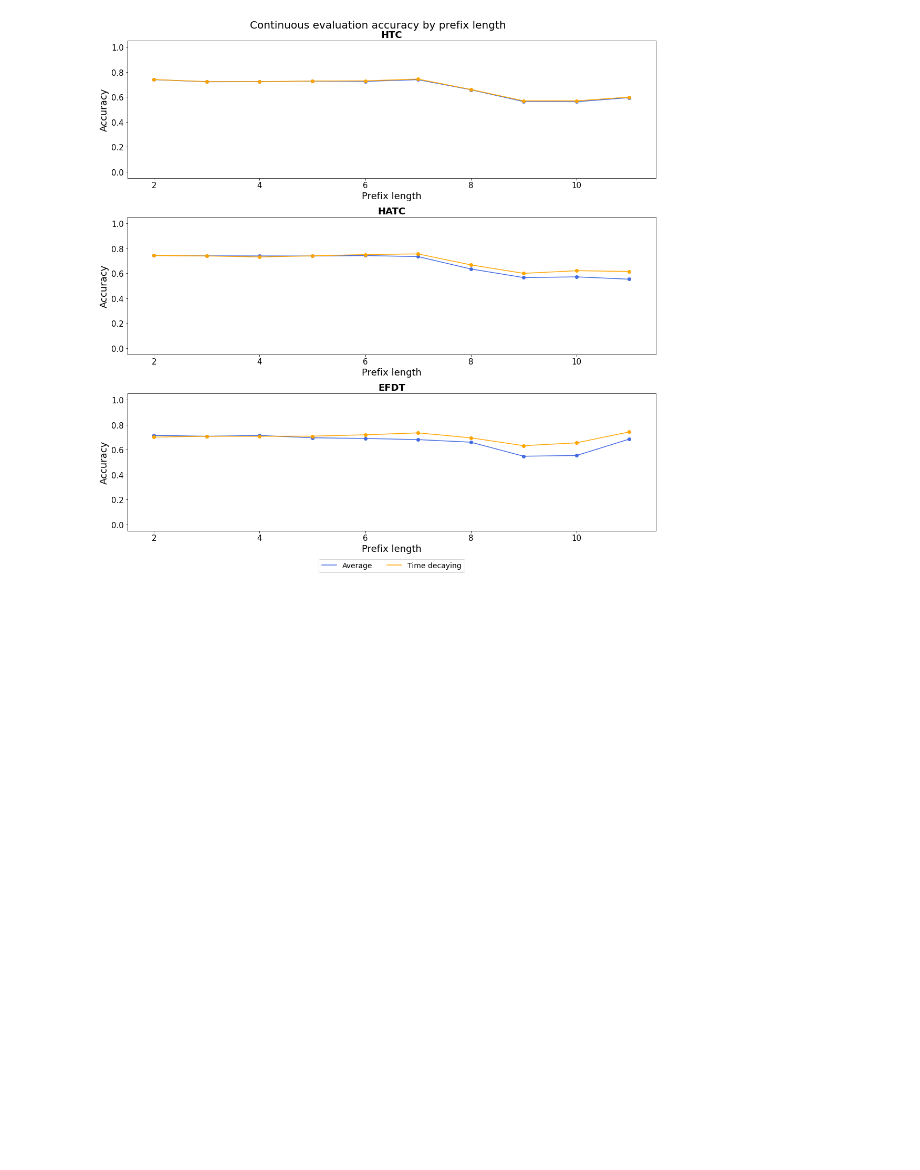
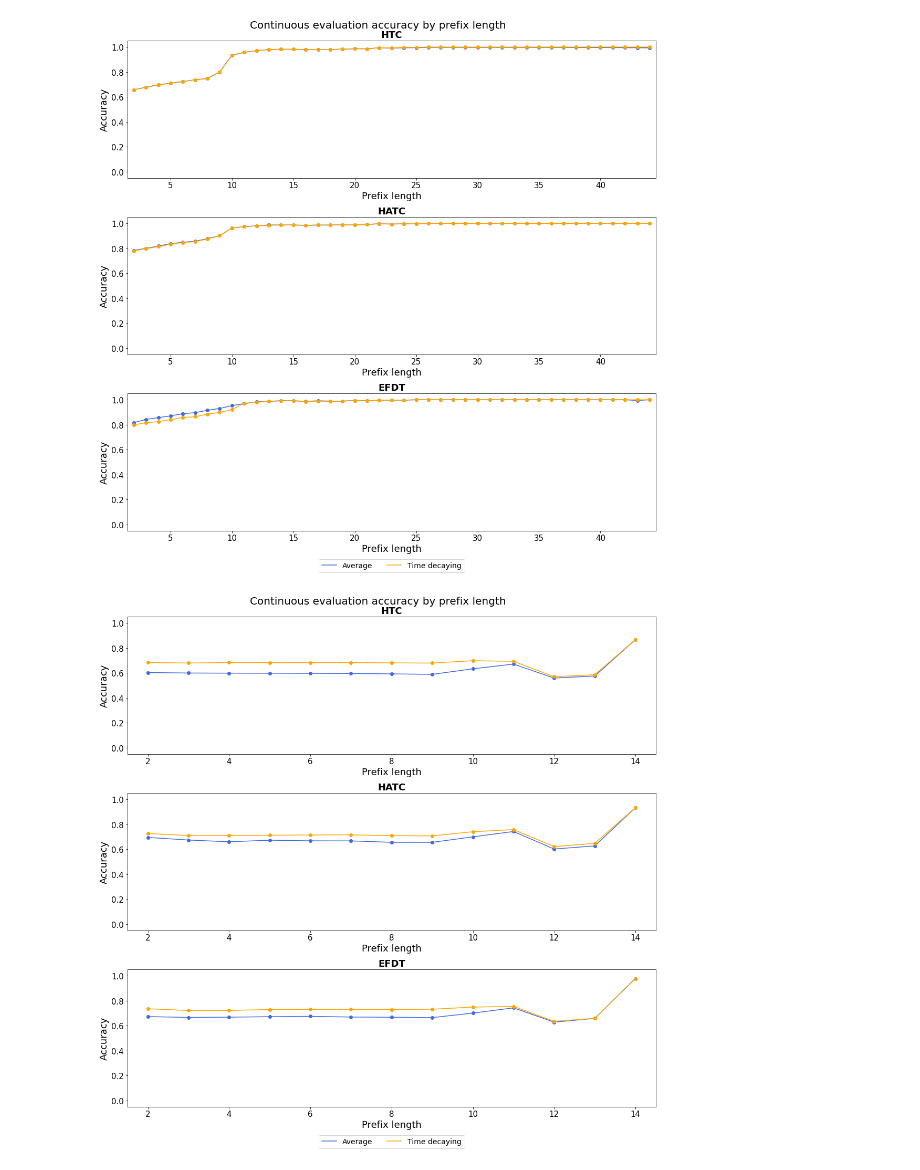
Before and after one commit to ghksdl6025/-streaming_prediction4pm_extension, a Jupyter notebook: continuous_evaluation_visual.ipynb, the cells around one changed output. Drawn from its saved outputs; the diff is of its cells as text; code cells hidden in the pictures; blank space fills up the shorter version.

```diff
--- a/continuous_evaluation_visual.ipynb
+++ b/continuous_evaluation_visual.ipynb
@@ -1,52 +1,52 @@
 # %%
 import matplotlib.pyplot as plt
 import pickle as pkl
 from matplotlib.lines import Line2D
 
 # Continuous evaluation by prefix length
 
 
-fig,axs = plt.subplots(3,1, figsize=(15,15))
-plt.rc('axes', titlesize=18) # fontsize of the axes title
-plt.rc('axes', labelsize=18) # fontsize of the x and y labels
-plt.rc('xtick', labelsize=15) # fontsize of the tick labels
-plt.rc('ytick', labelsize=15) # fontsize of the tick labels
-plt.rc('legend', fontsize=14) # legend fontsize
-axes = plt.gca()
 
 
-dataset_label = 'synthetic_log_bc1c2'
+dataset_labelli = ['bpic15','bpic17','synthetic_log_b','synthetic_log_bc2','synthetic_log_bc1','synthetic_log_bc1c2']
 classifier_list = ['htc','hatc','efdt']
 
+for dataset_label in dataset_labelli:
+    fig,axs = plt.subplots(3,1, figsize=(15,15))
+    plt.rc('axes', titlesize=18) # fontsize of the axes title
+    plt.rc('axes', labelsize=18) # fontsize of the x and y labels
+    plt.rc('xtick', labelsize=15) # fontsize of the tick labels
+    plt.rc('ytick', labelsize=15) # fontsize of the tick labels
+    plt.rc('legend', fontsize=14) # legend fontsize
 
-for pos, classifier in enumerate(classifier_list):
-    with open('./result/%s/%s_continuous_evaluation_plbin_average.pkl'%(dataset_label,classifier),'rb') as f:
-        x_avg,ce_acc_avg_y = pkl.load(f)
-        x_avg = [int(x) for x in x_avg]
+    for pos, classifier in enumerate(classifier_list):
+        with open('./result/%s/%s_continuous_evaluation_plbin_average.pkl'%(dataset_label,classifier),'rb') as f:
+            x_avg,ce_acc_avg_y = pkl.load(f)
+            x_avg = [int(x) for x in x_avg]
 
-    with open('./result/%s/%s_continuous_evaluation_plbin_time.pkl'%(dataset_label,classifier),'rb') as f:
-        x_time,ce_acc_time_y = pkl.load(f)
-        x_time = [int(x) for x in x_time]
+        with open('./result/%s/%s_continuous_evaluation_plbin_time.pkl'%(dataset_label,classifier),'rb') as f:
+            x_time,ce_acc_time_y = pkl.load(f)
+            x_time = [int(x) for x in x_time]
 
-    axs[pos].plot(x_avg,ce_acc_avg_y,'-o', color='royalblue')
-    axs[pos].plot(x_time,ce_acc_time_y,'-o', color='orange')
-    axs[pos].set_title(classifier.upper(), fontweight='bold')
-    axs[pos].set_ylabel('Accuracy')
-    axs[pos].set_xlabel('Prefix length')
-    axs[pos].set_ylim([-0.05, 1.05])
-    axs[pos].set_xlim([min(x_time)-0.5, max(x_time)+0.5])
+        axs[pos].plot(x_avg,ce_acc_avg_y,'-o', color='royalblue')
+        axs[pos].plot(x_time,ce_acc_time_y,'-o', color='orange')
+        axs[pos].set_title(classifier.upper(), fontweight='bold')
+        axs[pos].set_ylabel('Accuracy')
+        axs[pos].set_xlabel('Prefix length')
+        axs[pos].set_ylim([-0.05, 1.05])
+        axs[pos].set_xlim([min(x_time)-0.5, max(x_time)+0.5])
 
-line1 = Line2D([0], [0], label='Average', color='royalblue')
-line2 = Line2D([0], [0], label='Time decaying', color='orange')
+    line1 = Line2D([0], [0], label='Average', color='royalblue')
+    line2 = Line2D([0], [0], label='Time decaying', color='orange')
 
-fig.suptitle('Continuous evaluation accuracy by prefix length', fontsize=20)
-handles, labels = plt.gca().get_legend_handles_labels()
+    fig.suptitle('Continuous evaluation accuracy by prefix length', fontsize=20)
+    handles, labels = plt.gca().get_legend_handles_labels()
 
-handles.extend([line1,line2])
+    handles.extend([line1,line2])
 
-plt.legend(handles=handles, loc='upper center', bbox_to_anchor=(0.5, -0.18), ncol=2)
-fig.tight_layout()
-plt.show()
-fig.savefig('./img/%s/continuous_evaluation_plbin.png'%(dataset_label),dpi=200)
+    plt.legend(handles=handles, loc='upper center', bbox_to_anchor=(0.5, -0.18), ncol=2)
+    fig.tight_layout()
+    fig.savefig('./img/%s/continuous_evaluation_plbin.png'%(dataset_label),dpi=200)
 # %% [output]
-[figure, old version]
+[figure, new version]
+[figure, added]
```
Also changed, not shown: parts of 1 cell of this notebook, 59 other files.
